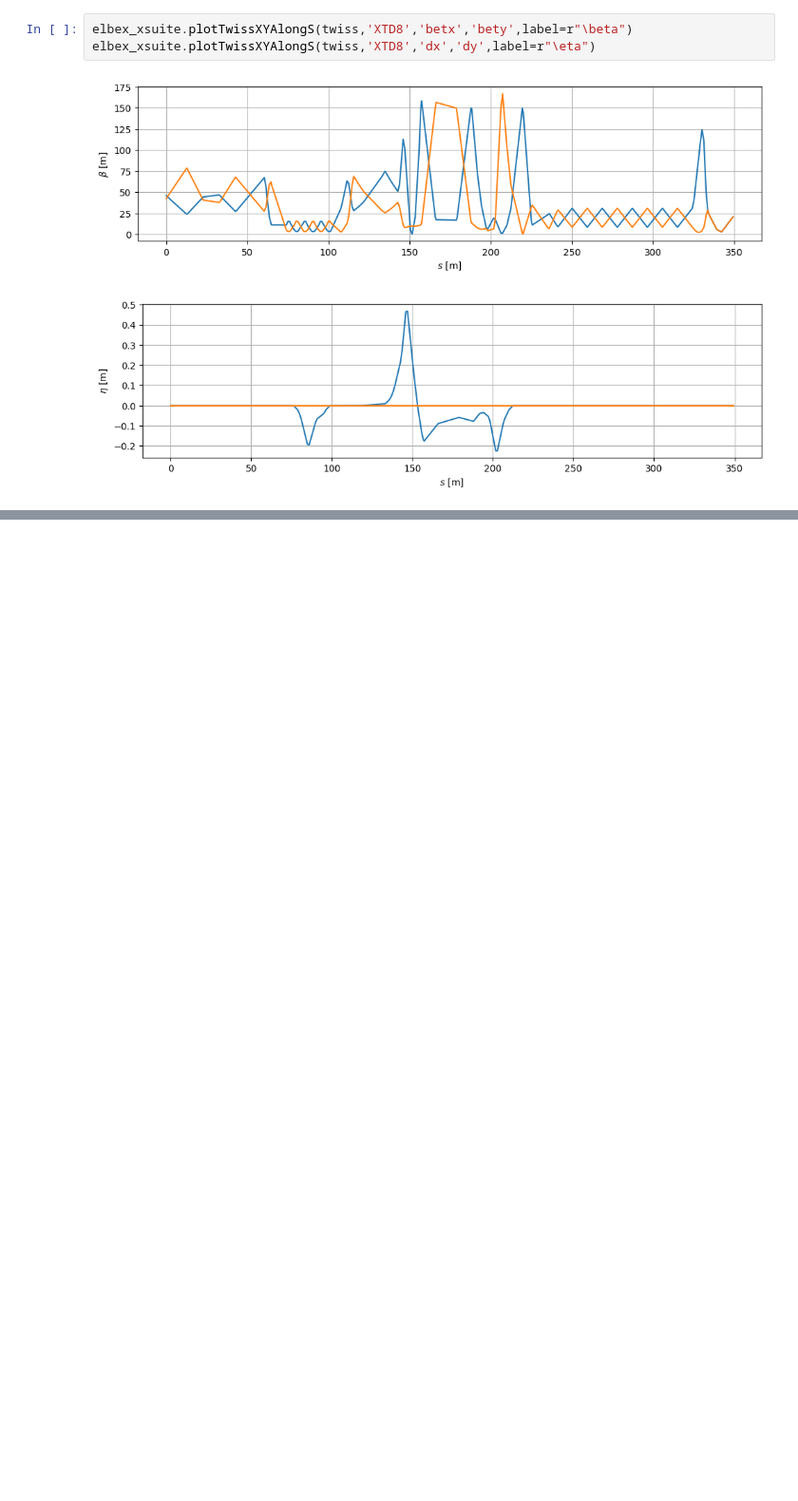
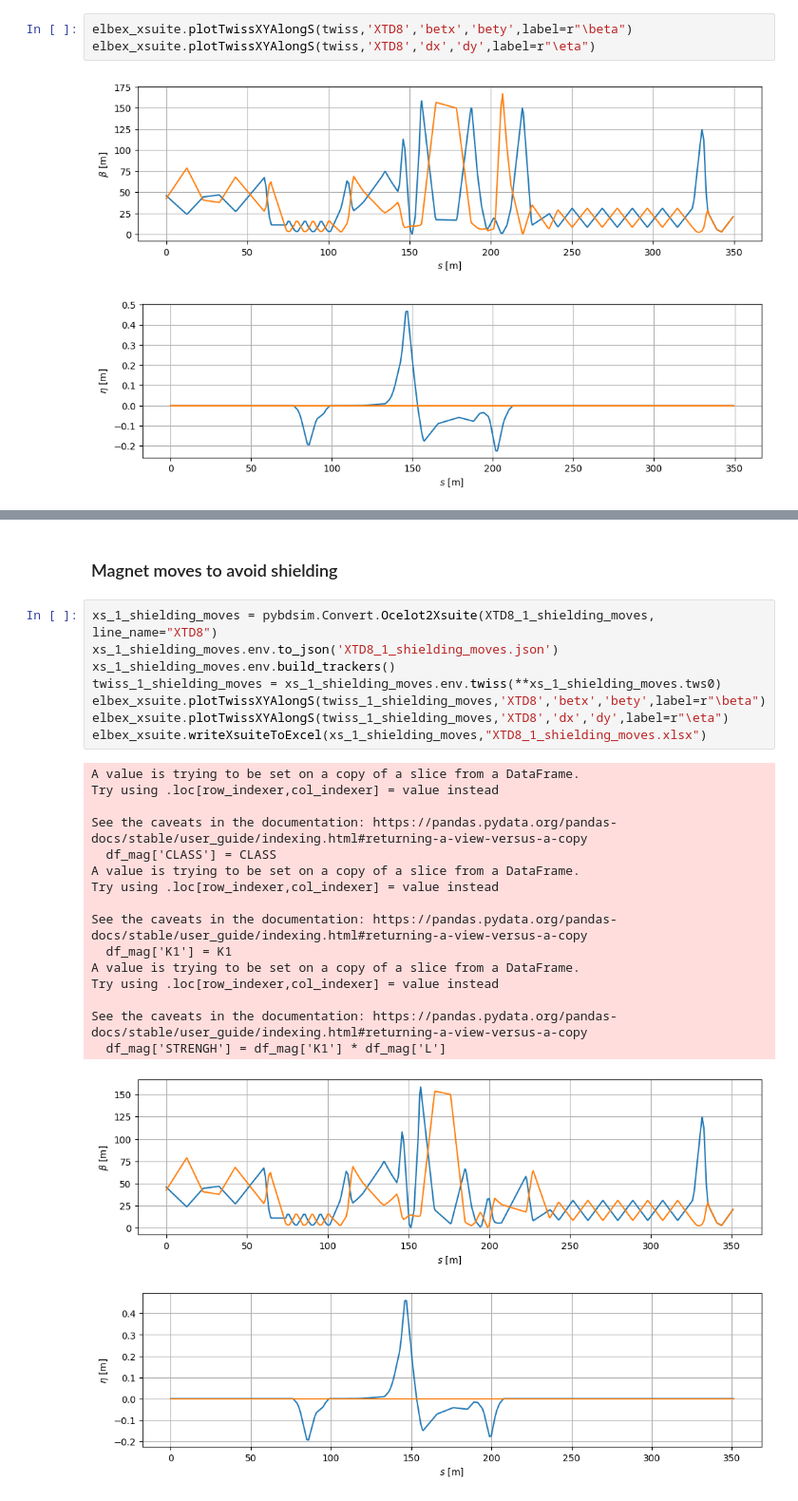
Before and after one commit to stewartboogert/ELBEX, a Jupyter notebook: 3_Xsuite/notebook.ipynb, the cells around one changed output, grey strips where cells are left out. Shown at 95% size. Cells and saved outputs as stored; diff of their text form; blank space fills up the shorter version.

```diff
--- a/3_Xsuite/notebook.ipynb
+++ b/3_Xsuite/notebook.ipynb
@@ -32,0 +52,28 @@ elbex_xsuite.plotTwissXYAlongS(twiss,'XTD8','dx','dy',label=r"\eta")
+# %% [markdown]
+### Magnet moves to avoid shielding
+# %%
+xs_1_shielding_moves = pybdsim.Convert.Ocelot2Xsuite(XTD8_1_shielding_moves, line_name="XTD8")
+xs_1_shielding_moves.env.to_json('XTD8_1_shielding_moves.json')
+xs_1_shielding_moves.env.build_trackers()
+twiss_1_shielding_moves = xs_1_shielding_moves.env.twiss(**xs_1_shielding_moves.tws0)
+elbex_xsuite.plotTwissXYAlongS(twiss_1_shielding_moves,'XTD8','betx','bety',label=r"\beta")
+elbex_xsuite.plotTwissXYAlongS(twiss_1_shielding_moves,'XTD8','dx','dy',label=r"\eta")
+elbex_xsuite.writeXsuiteToExcel(xs_1_shielding_moves,"XTD8_1_shielding_moves.xlsx")
+# %% [output]
+A value is trying to be set on a copy of a slice from a DataFrame.
+Try using .loc[row_indexer,col_indexer] = value instead
+
+See the caveats in the documentation: https://pandas.pydata.org/pandas-docs/stable/user_guide/indexing.html#returning-a-view-versus-a-copy
+  df_mag['CLASS'] = CLASS
+A value is trying to be set on a copy of a slice from a DataFrame.
+Try using .loc[row_indexer,col_indexer] = value instead
+
+See the caveats in the documentation: https://pandas.pydata.org/pandas-docs/stable/user_guide/indexing.html#returning-a-view-versus-a-copy
+  df_mag['K1'] = K1
+A value is trying to be set on a copy of a slice from a DataFrame.
+Try using .loc[row_indexer,col_indexer] = value instead
+
+See the caveats in the documentation: https://pandas.pydata.org/pandas-docs/stable/user_guide/indexing.html#returning-a-view-versus-a-copy
+  df_mag['STRENGH'] = df_mag['K1'] * df_mag['L']
+[figure, added]
+[figure, added]
```
Also changed, not shown: parts of 2 cells of this notebook, 8 other files.
